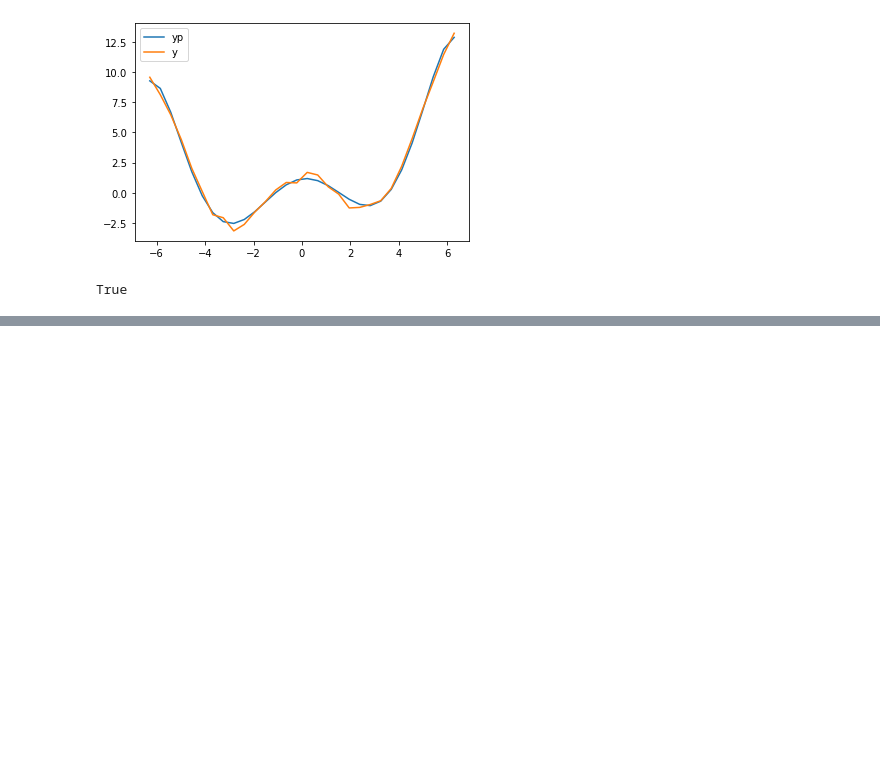
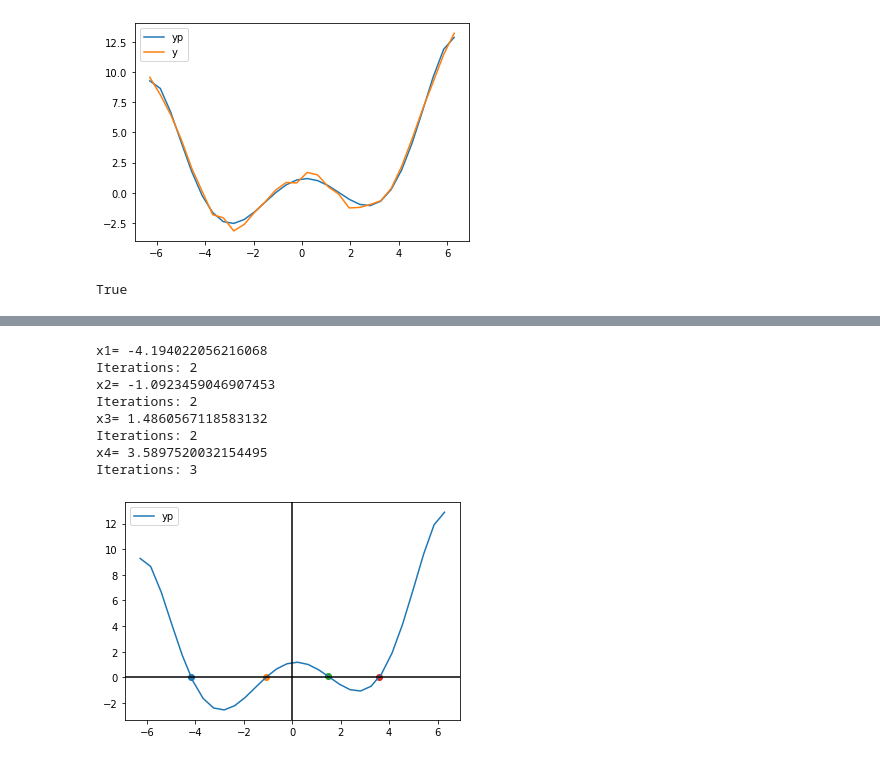
Before and after one commit to Nikita-Sherstnev/numerical-analysis, a Jupyter notebook: 1-2 tasks.ipynb, the cells around one changed output, grey strips where cells are left out. Drawn from its saved outputs; the diff is of its cells as text; code cells hidden in the pictures; blank space fills up the shorter version.

```diff
--- a/1 task.ipynb
+++ b/1-2 tasks.ipynb
@@ -263,0 +384,60 @@ print(f_xmin)
+# %%
+def f(x):
+    return a0 + a1 * x + a2 * x**2 + a3 * x**3 + a4* x**4 + a5 * x**5 + a6 * x**6
+
+def f_der1(x):
+    return a1 + 2*a2 * x + 3*a3 * x**2 + 4*a4 * x**3 + 5*a5 * x**4 + 6*a6 * x**5
+
+
+def newton_root(x0, eps):
+    count = 0
+
+    while True:
+        count += 1
+
+        y1 = f(x0)
+        y2 = f_der1(x0)
+        x1 = x0 - y1/y2
+
+        if abs(f(x1)/f_der1(x1)) < eps:
+            break
+        else:
+            x0 = x1
+
+    return x0, count
+
+x1, count1 = newton_root(intervals[0][1], eps)
+x2, count2 = newton_root(intervals[1][1], eps)
+x3, count3 = newton_root(intervals[2][1], eps)
+x4, count4 = newton_root(intervals[3][1], eps)
+
+print("x1=", x1)
+print("Iterations:", count1)
+print("x2=", x2)
+print("Iterations:", count2)
+print("x3=", x3)
+print("Iterations:", count3)
+print("x4=", x4)
+print("Iterations:", count4)
+
+plt.plot(x, yp)
+
+plt.scatter(x1, f(x1))
+plt.scatter(x2, f(x2))
+plt.scatter(x3, f(x3))
+plt.scatter(x4, f(x4))
+
+plt.legend(['yp'])
+plt.axhline(y=0, color='k')
+plt.axvline(x=0, color='k')
+plt.show()
+# %% [output]
+x1= -4.194022056216068
+Iterations: 2
+x2= -1.0923459046907453
+Iterations: 2
+x3= 1.4860567118583132
+Iterations: 2
+x4= 3.5897520032154495
+Iterations: 3
+[figure, added]
```
Also changed, not shown: parts of 5 cells of this notebook.
